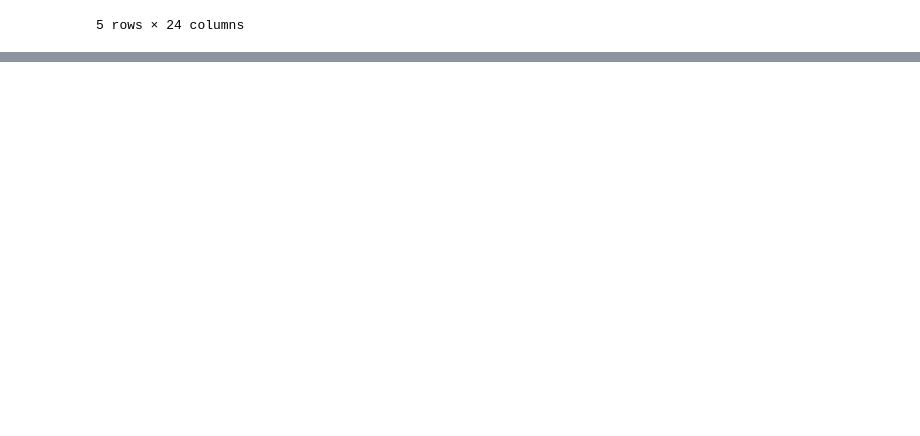
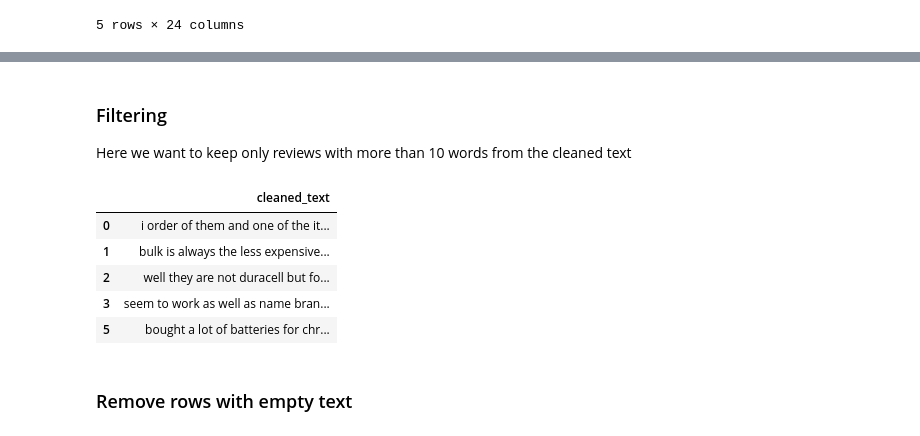
Before and after one commit to adriadi/project-nlp-business-case-automated-customers-reviews-v2, a Jupyter notebook: code/main.ipynb, the cells around one changed output, grey strips where cells are left out. Saved outputs shown, nothing was run; the diff lists cells and outputs as text; code cells hidden in the pictures; blank space fills up the shorter version.

```diff
--- a/code/main.ipynb
+++ b/code/main.ipynb
@@ -34,0 +70,3 @@ df.head()
+# %%
+df['tokens'] = df['reviews.text'].astype(str).str.split()
+df['tokens'][1:6]
@@ -34,0 +105,16 @@ df.head()
+# %% [markdown]
+### Filtering
+
+Here we want to keep only reviews with more than 10 words from the cleaned text
+# %%
+df_filtered = df[df['cleaned_text'].str.split().apply(len) > 10]
+df_filtered[['cleaned_text']].head()
+# %% [output]
+|  | cleaned_text |
+| 0 | i order of them and one of the it... |
+| 1 | bulk is always the less expensive... |
+| 2 | well they are not duracell but fo... |
+| 3 | seem to work as well as name bran... |
+| 5 | bought a lot of batteries for chr... |
+# %% [markdown]
+### Remove rows with empty text
```
Also changed, not shown: parts of 43 cells of this notebook, 2 other files.
